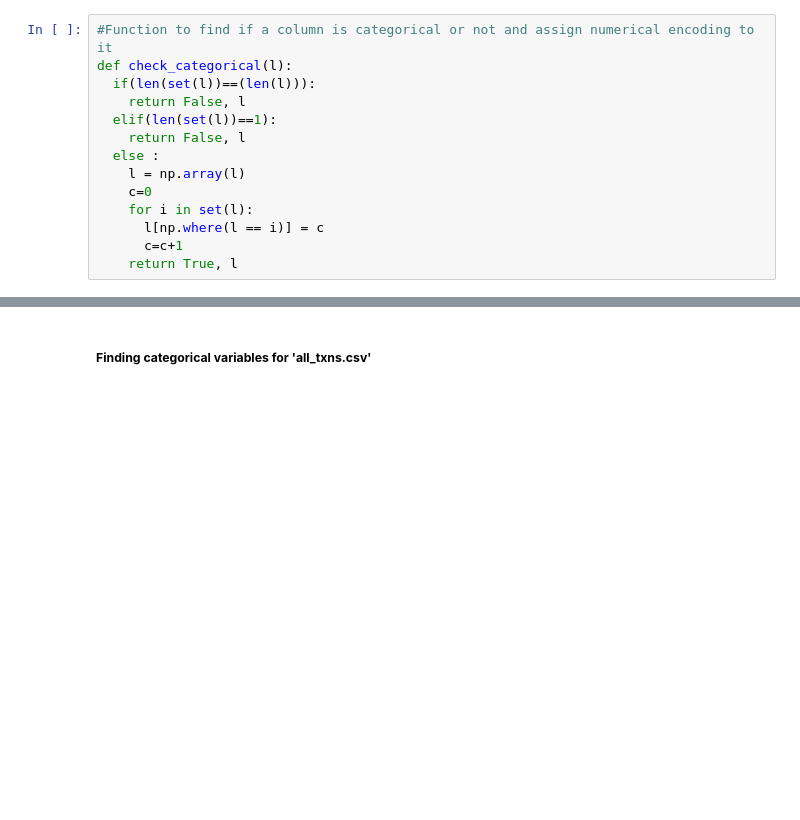
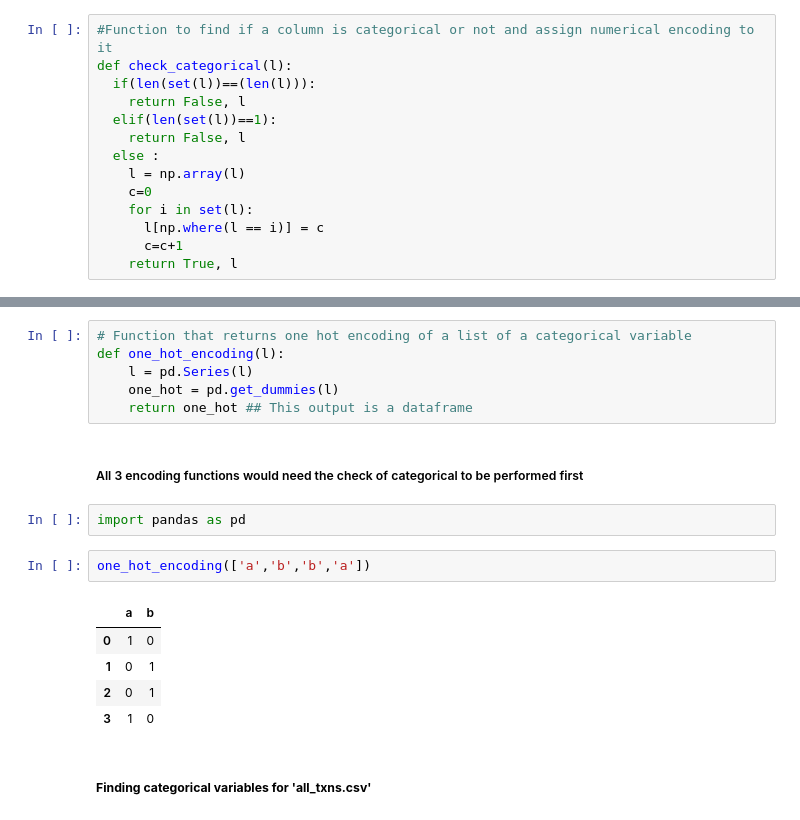
Before and after one commit to apgodbole/Fortiate_Project, a Jupyter notebook: Fortiate_DST_2(all_txns_csv).ipynb, the cells around one changed output, grey strips where cells are left out. Saved outputs shown, nothing was run; the diff lists cells and outputs as text; blank space fills up the shorter version.

```diff
--- a/Fortiate_DST_2(all_txns_csv).ipynb
+++ b/Fortiate_DST_2(all_txns_csv).ipynb
@@ -154,3 +179,21 @@ def check_categorical(l):
+# %%
+# Function that returns one hot encoding of a list of a categorical variable
+def one_hot_encoding(l):
+    l = pd.Series(l)
+    one_hot = pd.get_dummies(l)
+    return one_hot ## This output is a dataframe
+# %% [markdown]
+##### All 3 encoding functions would need the check of categorical to be performed first
+# %%
+import pandas as pd
+# %%
+one_hot_encoding(['a','b','b','a'])
+# %% [output]
+|  | a | b |
+| 0 | 1 | 0 |
+| 1 | 0 | 1 |
+| 2 | 0 | 1 |
+| 3 | 1 | 0 |
 # %% [markdown]
 ##### **Finding categorical variables for 'all_txns.csv'**
 # %%
```
Also changed, not shown: parts of 13 cells of this notebook.
